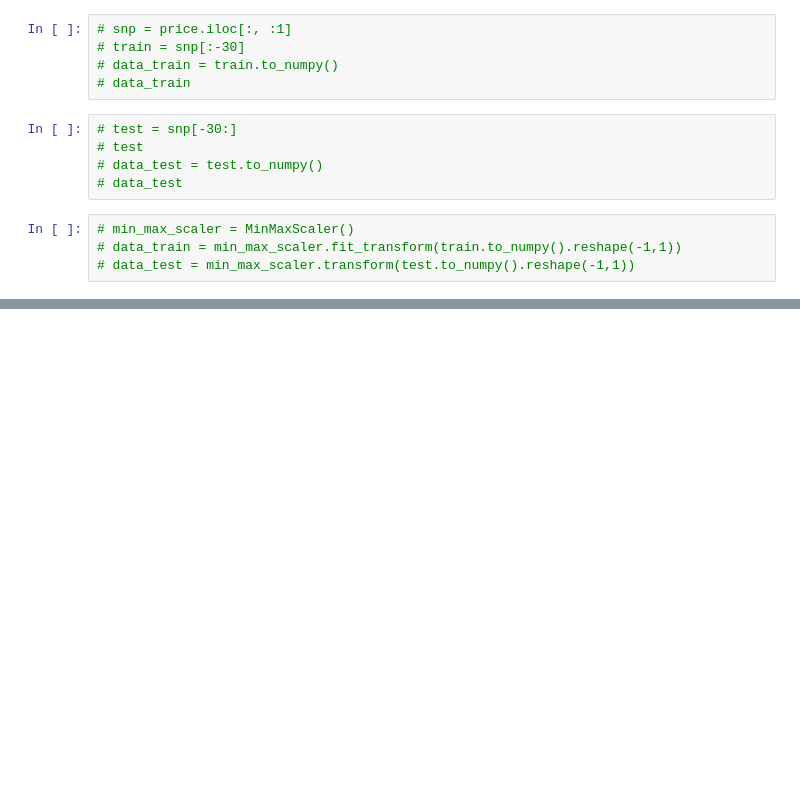
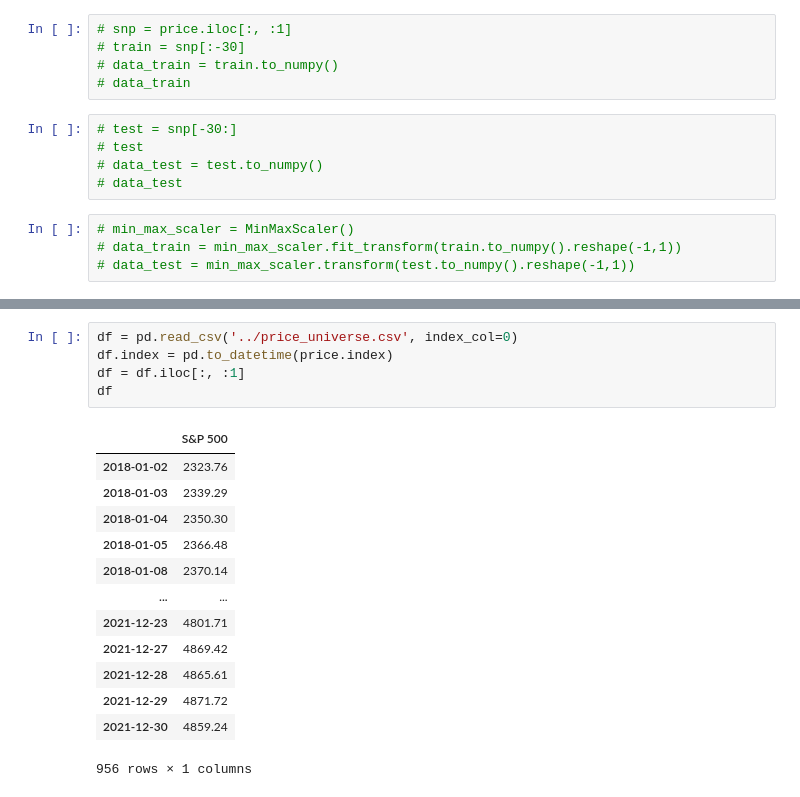
Before and after one commit to cswcjt/Quant-Project, a Jupyter notebook: quant/price/transformer_test.ipynb, the cells around one changed output, grey strips where cells are left out. Cells and saved outputs as stored; diff of their text form; blank space fills up the shorter version.

```diff
--- a/quant/price/transformer_test.ipynb
+++ b/quant/price/transformer_test.ipynb
@@ -513,0 +282,19 @@ TypeError: forward() missing 1 required positional argument: 'tgt'
+# %%
+df = pd.read_csv('../price_universe.csv', index_col=0)
+df.index = pd.to_datetime(price.index)
+df = df.iloc[:, :1]
+df
+# %% [output]
+|  | S&P 500 |
+| 2018-01-02 | 2323.76 |
+| 2018-01-03 | 2339.29 |
+| 2018-01-04 | 2350.30 |
+| 2018-01-05 | 2366.48 |
+| 2018-01-08 | 2370.14 |
+| ... | ... |
+| 2021-12-23 | 4801.71 |
+| 2021-12-27 | 4869.42 |
+| 2021-12-28 | 4865.61 |
+| 2021-12-29 | 4871.72 |
+| 2021-12-30 | 4859.24 |
+956 rows × 1 columns
```
Also changed, not shown: parts of 10 cells of this notebook, 1 other file.
